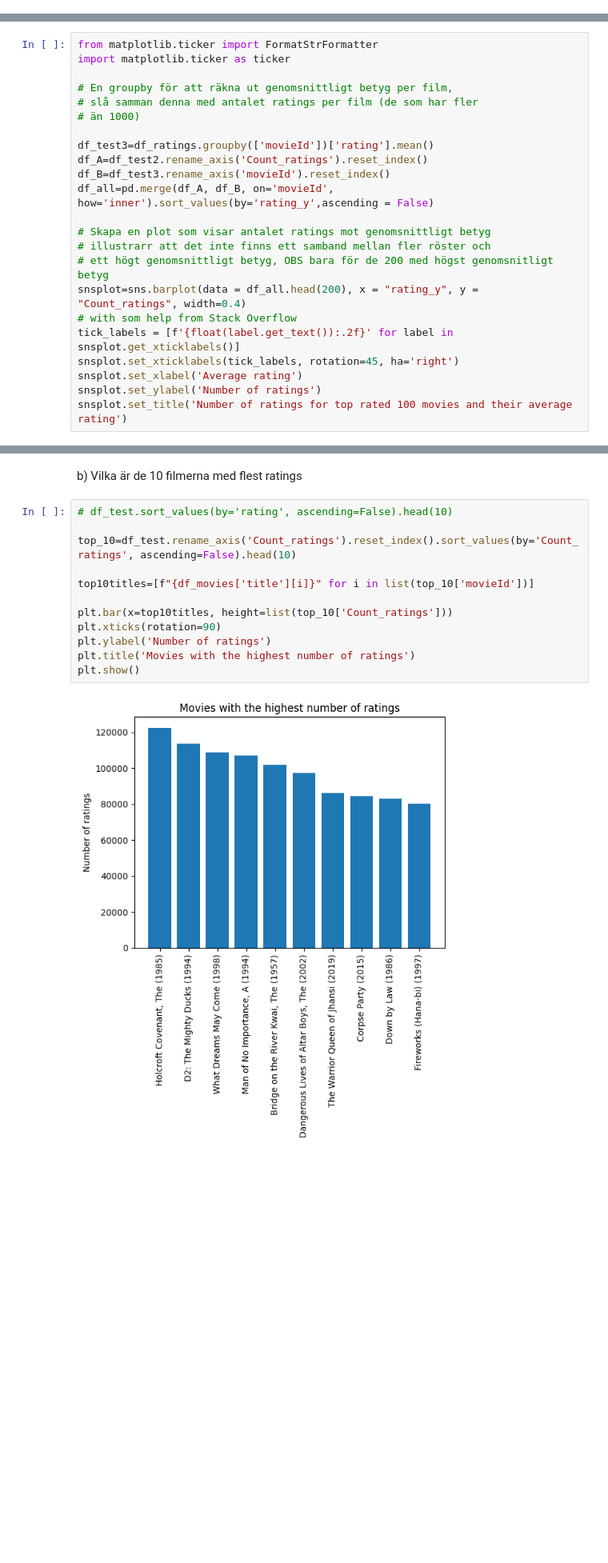
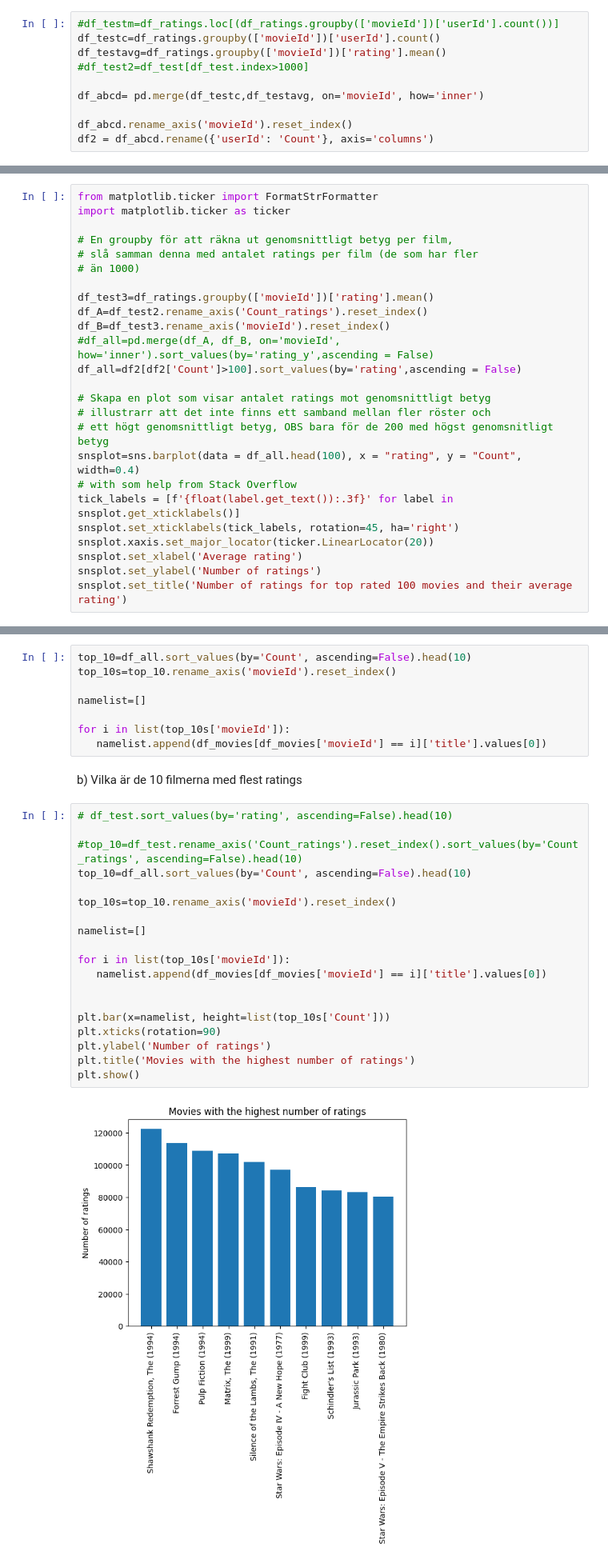
Before and after one commit to danlundh67/AI-recomend_predict, a Jupyter notebook: recommend.ipynb, the cells around one changed output, grey strips where cells are left out. Shown at 80% size. Drawn from its saved outputs; the diff is of its cells as text; blank space fills up the shorter version.

```diff
--- a/recommend.ipynb
+++ b/recommend.ipynb
@@ -121,3 +127,13 @@ df_test=df_ratings.loc[(df_ratings.groupby(['movieId'])['userId'].count())]
 
 # ta bara hänsyn till de som har fler än 1000 omdömmen
 df_test2=df_test[df_test.index>1000]
+# %%
+#df_testm=df_ratings.loc[(df_ratings.groupby(['movieId'])['userId'].count())]
+df_testc=df_ratings.groupby(['movieId'])['userId'].count()
+df_testavg=df_ratings.groupby(['movieId'])['rating'].mean()
+#df_test2=df_test[df_test.index>1000]
+
+df_abcd= pd.merge(df_testc,df_testavg, on='movieId', how='inner')
+
+df_abcd.rename_axis('movieId').reset_index()
+df2 = df_abcd.rename({'userId': 'Count'}, axis='columns')
@@ -142,15 +175,17 @@ import matplotlib.ticker as ticker
 df_test3=df_ratings.groupby(['movieId'])['rating'].mean()
 df_A=df_test2.rename_axis('Count_ratings').reset_index()
 df_B=df_test3.rename_axis('movieId').reset_index()
-df_all=pd.merge(df_A, df_B, on='movieId', how='inner').sort_values(by='rating_y',ascending = False)
+#df_all=pd.merge(df_A, df_B, on='movieId', how='inner').sort_values(by='rating_y',ascending = False)
+df_all=df2[df2['Count']>100].sort_values(by='rating',ascending = False)
 
 # Skapa en plot som visar antalet ratings mot genomsnittligt betyg
 # illustrarr att det inte finns ett samband mellan fler röster och
 # ett högt genomsnittligt betyg, OBS bara för de 200 med högst genomsnitligt betyg
-snsplot=sns.barplot(data = df_all.head(200), x = "rating_y", y = "Count_ratings", width=0.4)
+snsplot=sns.barplot(data = df_all.head(100), x = "rating", y = "Count", width=0.4)
 # with som help from Stack Overflow
-tick_labels = [f'{float(label.get_text()):.2f}' for label in snsplot.get_xticklabels()]
+tick_labels = [f'{float(label.get_text()):.3f}' for label in snsplot.get_xticklabels()]
 snsplot.set_xticklabels(tick_labels, rotation=45, ha='right')
+snsplot.xaxis.set_major_locator(ticker.LinearLocator(20))
 snsplot.set_xlabel('Average rating')
 snsplot.set_ylabel('Number of ratings')
 snsplot.set_title('Number of ratings for top rated 100 movies and their average rating')
@@ -160,19 +219,34 @@ Text(0.5, 1.0, 'Number of ratings for top rated 100 movies and their average rat
+# %%
+top_10=df_all.sort_values(by='Count', ascending=False).head(10)
+top_10s=top_10.rename_axis('movieId').reset_index()
+
+namelist=[]
+
+for i in list(top_10s['movieId']):
+   namelist.append(df_movies[df_movies['movieId'] == i]['title'].values[0])
 # %% [markdown]
 b)  Vilka är de 10 filmerna med flest ratings
 # %%
 # df_test.sort_values(by='rating', ascending=False).head(10)
 
-top_10=df_test.rename_axis('Count_ratings').reset_index().sort_values(by='Count_ratings', ascending=False).head(10)
+#top_10=df_test.rename_axis('Count_ratings').reset_index().sort_values(by='Count_ratings', ascending=False).head(10)
+top_10=df_all.sort_values(by='Count', ascending=False).head(10)
 
-top10titles=[f"{df_movies['title'][i]}" for i in list(top_10['movieId'])]
+top_10s=top_10.rename_axis('movieId').reset_index()
 
-plt.bar(x=top10titles, height=list(top_10['Count_ratings']))
+namelist=[]
+
+for i in list(top_10s['movieId']):
+   namelist.append(df_movies[df_movies['movieId'] == i]['title'].values[0])
+
+
+plt.bar(x=namelist, height=list(top_10s['Count']))
 plt.xticks(rotation=90)
 plt.ylabel('Number of ratings')
 plt.title('Movies with the highest number of ratings')
 plt.show()
 # %% [output]
-[figure, old version]
+[figure, new version]
 # %% [markdown]
 c)  Genomsnittliga ratingen för dessa 10 filmerna med flest ratings.
 # %%
```
Also changed, not shown: parts of 17 cells of this notebook.
